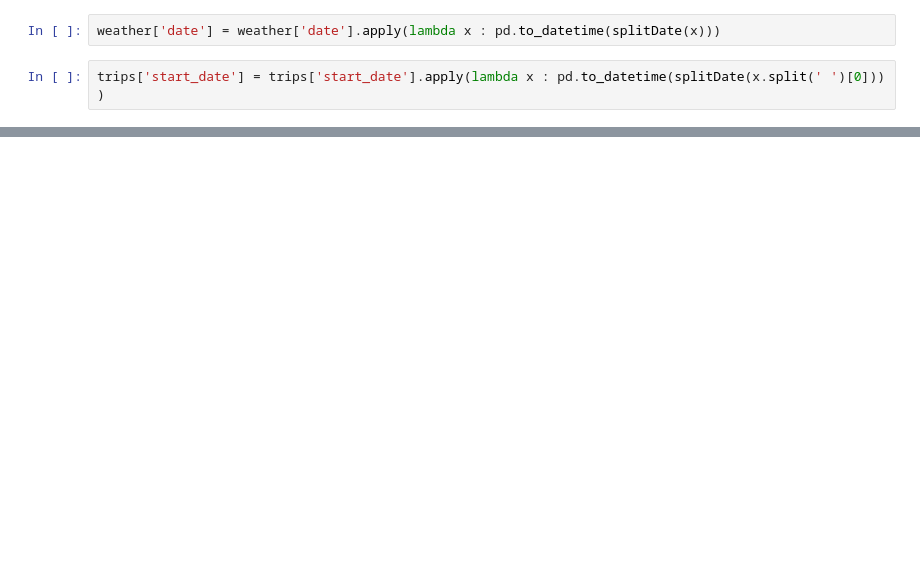
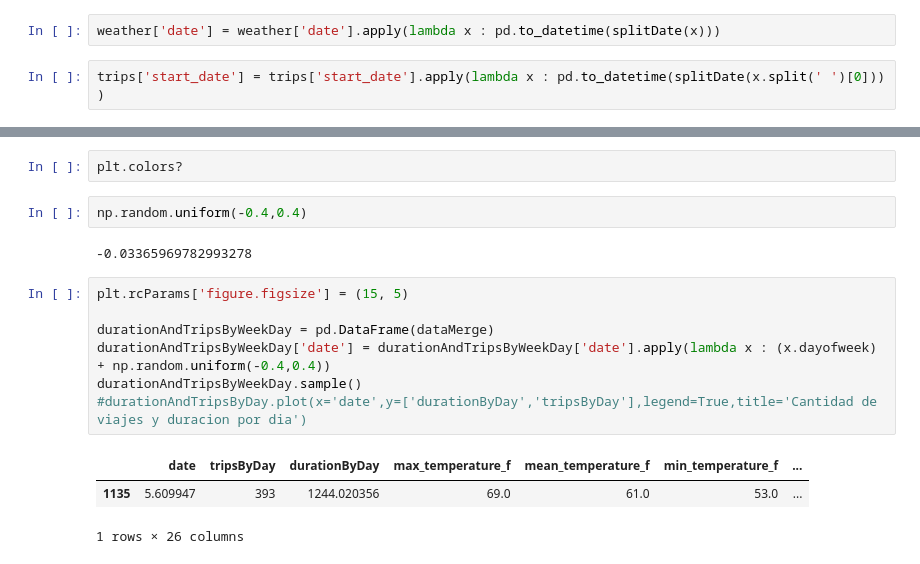
Before and after one commit to pabloernesto/sfBikes, a Jupyter notebook: tripsAndWeather.ipynb, the cells around one changed output, grey strips where cells are left out. Cells and saved outputs as stored; diff of their text form; blank space fills up the shorter version.

```diff
--- a/tripsAndWeather.ipynb
+++ b/tripsAndWeather.ipynb
@@ -108,0 +93,17 @@ NameError: name 'Accent' is not defined
+# %%
+plt.colors?
+# %%
+np.random.uniform(-0.4,0.4)
+# %% [output]
+-0.03365969782993278
+# %%
+plt.rcParams['figure.figsize'] = (15, 5)
+
+durationAndTripsByWeekDay = pd.DataFrame(dataMerge)
+durationAndTripsByWeekDay['date'] = durationAndTripsByWeekDay['date'].apply(lambda x : (x.dayofweek) + np.random.uniform(-0.4,0.4))
+durationAndTripsByWeekDay.sample()
+#durationAndTripsByDay.plot(x='date',y=['durationByDay','tripsByDay'],legend=True,title='Cantidad de viajes y duracion por dia')
+# %% [output]
+|  | date | tripsByDay | durationByDay | max_temperature_f | mean_temperature_f | min_temperature_f | ... |
+| 1135 | 5.609947 | 393 | 1244.020356 | 69.0 | 61.0 | 53.0 | ... |
+1 rows × 26 columns
```
Also changed, not shown: parts of 58 cells of this notebook.
